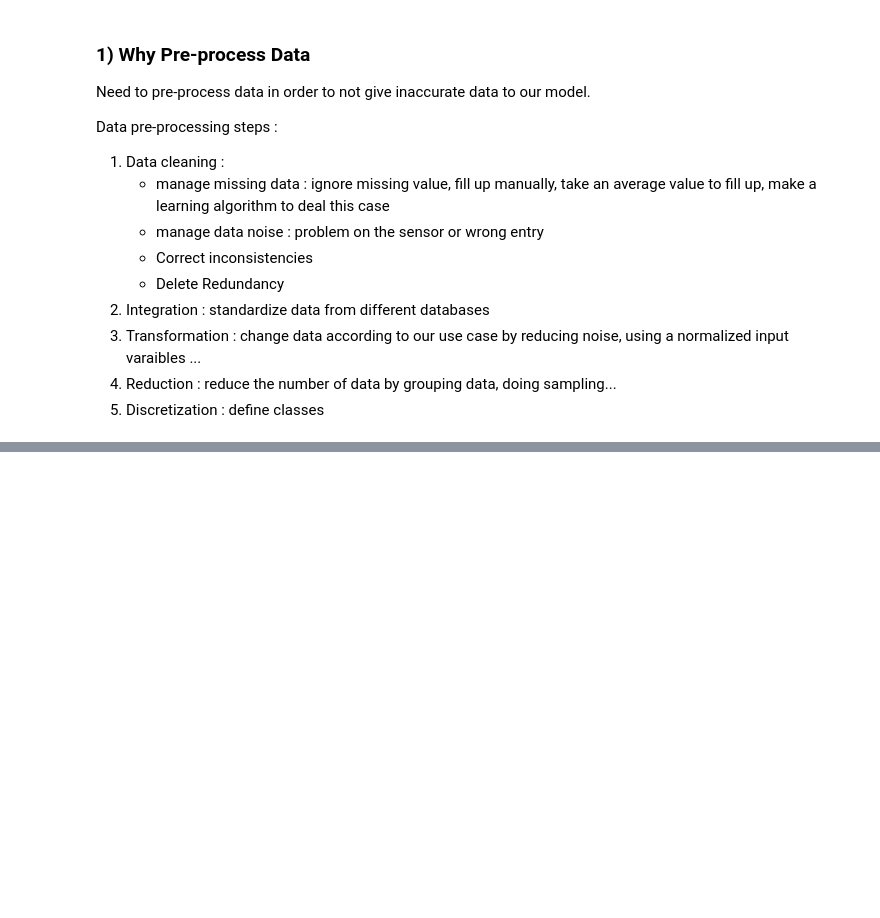
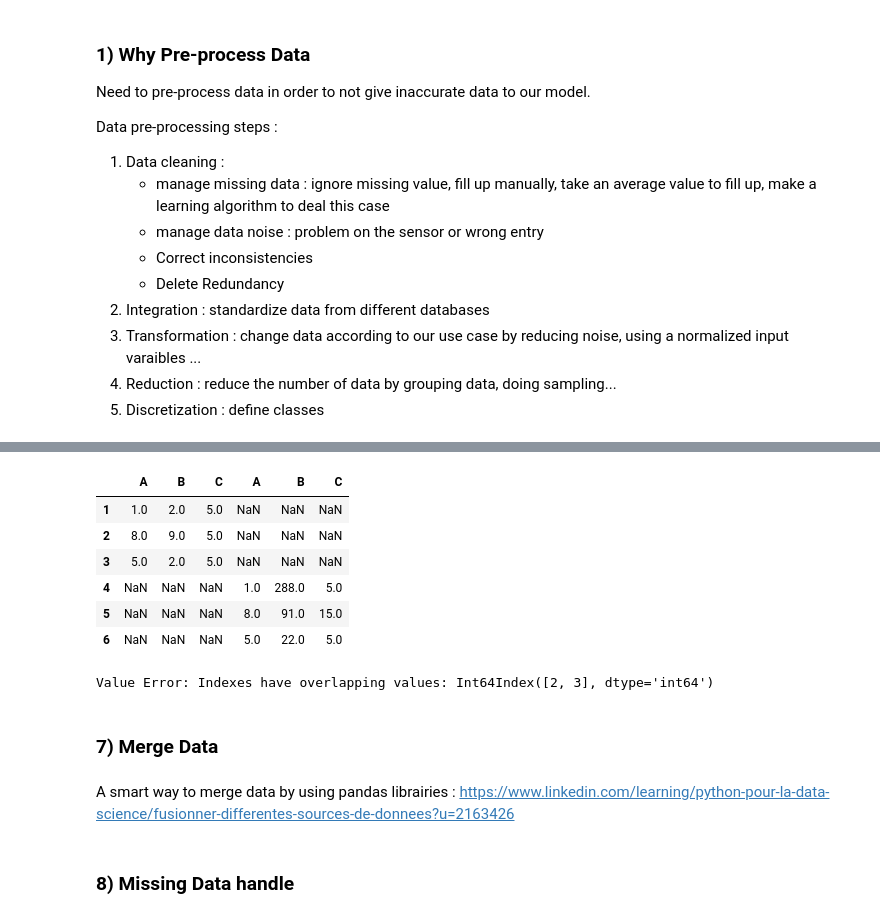
Before and after one commit to Thanusan19/Python_DataScience, a Jupyter notebook: Python_DataScience_Linkedin_tutorial.ipynb, the cells around one changed output, grey strips where cells are left out. Saved outputs shown, nothing was run; the diff lists cells and outputs as text; code cells hidden in the pictures; blank space fills up the shorter version.

Commit message:
Finished Load and Preprocess data

```diff
--- a/Python_DataScience_Linkedin_tutorial.ipynb
+++ b/Python_DataScience_Linkedin_tutorial.ipynb
@@ -253,0 +473,6 @@ sum(g)
+# %%
+#Pandas Data Frame Concatenate
+df1 = pd.DataFrame([[1,2,5],[8,9,5],[5,2,5]], index=[1,2,3], columns=['A','B','C'])
+df2 = pd.DataFrame([[1,288,5],[8,91,15],[5,22,5]], index=[4,5,6], columns=['A','B','C'])
+
+df1
@@ -253,0 +502,26 @@ sum(g)
+# %%
+#Concatenate dataframe according to the axis = 1
+pd.concat([df1,df2],axis=1)
+# %% [output]
+|  | A | B | C | A | B | C |
+| 1 | 1.0 | 2.0 | 5.0 | NaN | NaN | NaN |
+| 2 | 8.0 | 9.0 | 5.0 | NaN | NaN | NaN |
+| 3 | 5.0 | 2.0 | 5.0 | NaN | NaN | NaN |
+| 4 | NaN | NaN | NaN | 1.0 | 288.0 | 5.0 |
+| 5 | NaN | NaN | NaN | 8.0 | 91.0 | 15.0 |
+| 6 | NaN | NaN | NaN | 5.0 | 22.0 | 5.0 |
+# %%
+#Detect redundancy when caoncatenating two dataframe with same indexes
+df1 = pd.DataFrame([[1,2,5],[8,9,5],[5,2,5]], index=[1,2,3], columns=['A','B','C'])
+df3 = pd.DataFrame([[1,288,5],[8,91,15],[5,22,5]], index=[2,3,4], columns=['A','B','C'])
+
+try: pd.concat([df1,df3],verify_integrity=True)
+except ValueError as e : print("Value Error:",e)
+# %% [output]
+Value Error: Indexes have overlapping values: Int64Index([2, 3], dtype='int64')
+# %% [markdown]
+<h3 style="padding-left: 20px;"> 7) Merge Data</h3>
+# %% [markdown]
+A smart way to merge data by using pandas librairies : https://www.linkedin.com/learning/python-pour-la-data-science/fusionner-differentes-sources-de-donnees?u=2163426
+# %% [markdown]
+<h3 style="padding-left: 20px;"> 8) Missing Data handle</h3>
```
Also changed, not shown: parts of 69 cells of this notebook, 5 other files.
